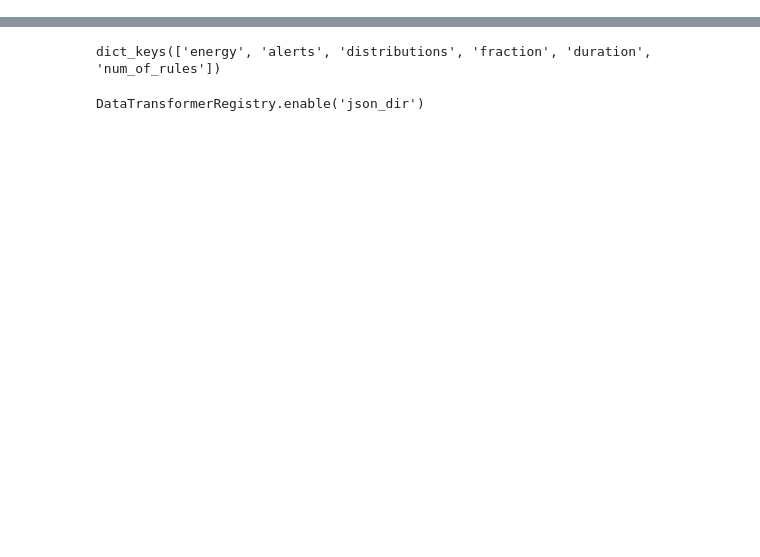
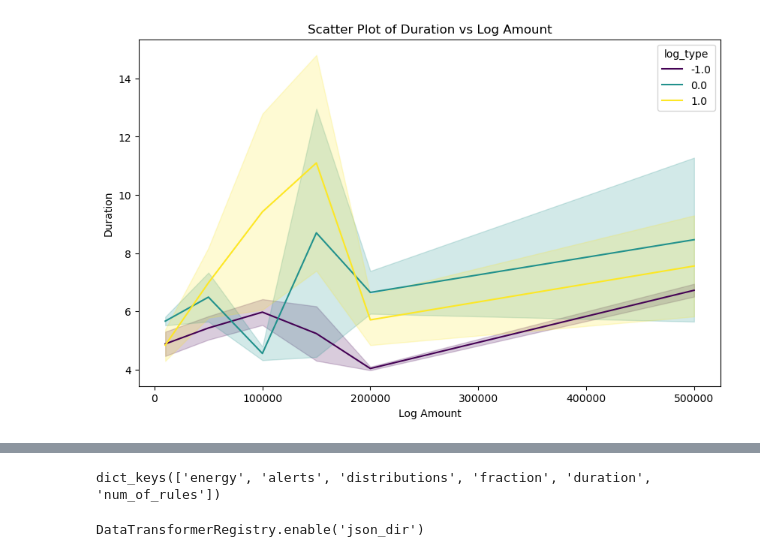
Before and after one commit to sapirani/GreenSecurityMeasurementAndOptimizationFramework, a Jupyter notebook: SplunkResearch/src/result_analysis.ipynb, the cells around one changed output, grey strips where cells are left out. Saved outputs shown, nothing was run; the diff lists cells and outputs as text; code cells hidden in the pictures; blank space fills up the shorter version.

```diff
--- a/SplunkResearch/src/result_analysis.ipynb
+++ b/SplunkResearch/src/result_analysis.ipynb
@@ -25,0 +60,15 @@ num_of_logtypes = 2
+# %%
+action = np.array([[0,0],[0,0],[0,0]]).astype("float64")
+for total_additional_logs in [10000, 50000, 100000, 150000, 200000, 300000, 400000, 500000]:
+    for i in range(len(action)):
+        for j in range(len(action[0])):
+            parameters['total_additional_logs'] = total_additional_logs
+            action[i,j] = 1
+            env = exp.setup_environment(parameters=parameters)
+            logger.info(f"total add logs {env.total_additional_logs}")
+            env.reset()
+            done = False
+            while not done:
+                print(done)
+                obs, reward, done, info = env.step(action)
+            action[i,j] = 0
@@ -25,0 +156,6 @@ num_of_logtypes = 2
+# %%
+import pandas as pd
+df = pd.DataFrame([duration_values, total_add_logs_values, actions]).T
+df.columns = ['duration', 'log_amount', 'log_type']
+df = df.sort_values(by='log_amount')
+df
@@ -25,0 +180,13 @@ num_of_logtypes = 2
+# %%
+import matplotlib.pyplot as plt
+import seaborn as sns
+
+# Scatter plot
+plt.figure(figsize=(10, 6))
+sns.lineplot(y='duration', x='log_amount', hue='log_type', data=df , palette='viridis')
+plt.title('Scatter Plot of Duration vs Log Amount')
+plt.xlabel('Log Amount')
+plt.ylabel('Duration')
+plt.show()
+# %% [output]
+[figure, added]
```
Also changed, not shown: parts of 40 cells of this notebook, 21 other files.
